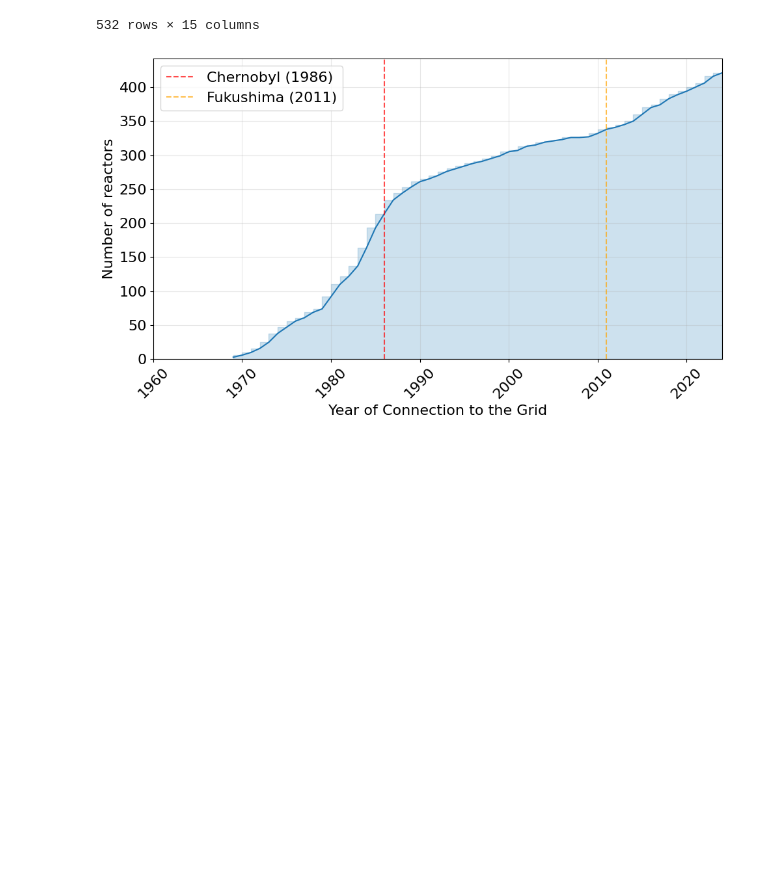
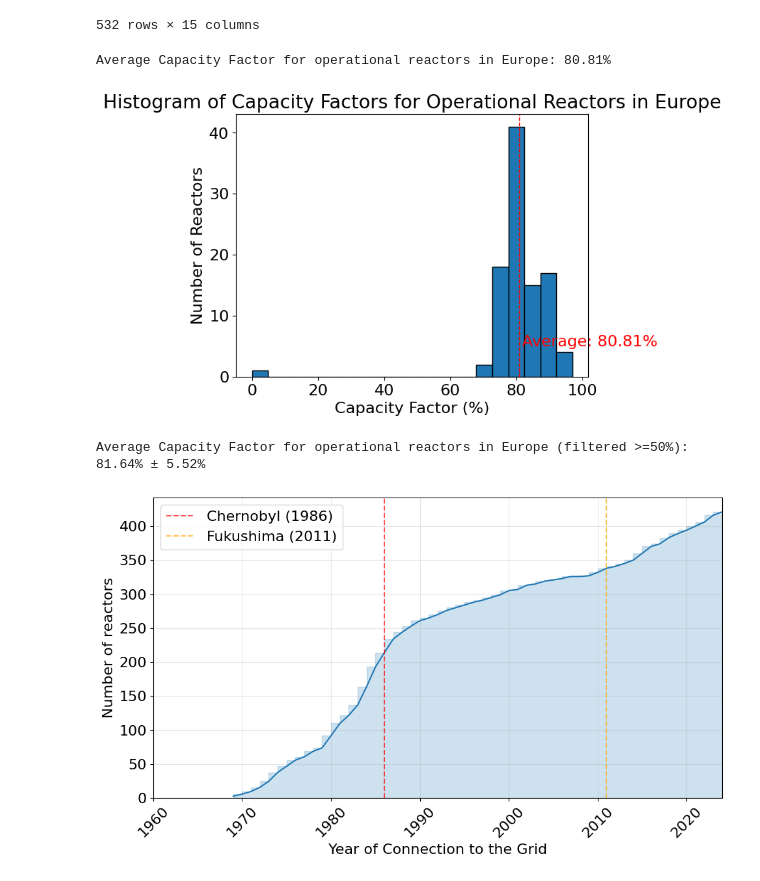
Before and after one commit to simo-pagliu/Master-Thesis, a Jupyter notebook: 01 - Attributes Definition/Reactors Data/Reactor Analysis.ipynb, the cells around one changed output. Drawn from its saved outputs; the diff is of its cells as text; code cells hidden in the pictures; blank space fills up the shorter version.

```diff
--- a/01 - Attributes Definition/Reactors Data/Reactor Analysis.ipynb
+++ b/01 - Attributes Definition/Reactors Data/Reactor Analysis.ipynb
@@ -252,6 +252,44 @@ display(df_Complete)
 | 530 | USA | US -529 | PALO VERDE-2 | PWR | CE80 2LP (DRYA | 3990 | 1414 | ... |
 | 531 | USA | US -530 | PALO VERDE-3 | PWR | CE80 2LP (DRYA | 3990 | 1414 | ... |
 532 rows × 15 columns
+# %%
+# European countries
+european_countries = [
+    "Austria", "Belgium", "Bulgaria", "Croatia", "Cyprus", "Czechia", "Denmark", "Estonia", "Finland", "France",
+    "Germany", "Greece", "Hungary", "Iceland", "Ireland", "Italy", "Latvia", "Lithuania", "Luxembourg", "Malta",
+    "Netherlands", "Norway", "Poland", "Portugal", "Romania", "Slovakia", "Slovenia", "Spain", "Sweden",
+    "Switzerland", "United Kingdom"
+]
+
+# Convert to uppercase to match df_Complete country names
+european_countries = [c.upper() for c in european_countries]
+df_Europe = df_Complete[df_Complete["Country"].isin(european_countries)].reset_index(drop=True)
+
+# Compute average Capacity Factor for operational reactors in Europe
+operational_reactors_Europe = df_Europe[df_Europe["Status"] == "Operational"]
+capacity_factors = operational_reactors_Europe["Capacity Factor"].replace(["", None, pd.NA], pd.NA).dropna().astype(float)
+average_capacity_factor = capacity_factors.mean()
+print(f"Average Capacity Factor for operational reactors in Europe: {average_capacity_factor:.2f}%")
+# plot histogram of capacity factors
+import matplotlib.pyplot as plt
+plt.hist(capacity_factors, bins=20, edgecolor='black')
+plt.title('Histogram of Capacity Factors for Operational Reactors in Europe')
+plt.xlabel('Capacity Factor (%)')
+plt.ylabel('Number of Reactors')
+plt.axvline(average_capacity_factor, color='red', linestyle='dashed', linewidth=1)
+plt.text(average_capacity_factor + 1, 5, f'Average: {average_capacity_factor:.2f}%', color='red')
+plt.show()
+# %% [output]
+Average Capacity Factor for operational reactors in Europe: 80.81%
+[figure, added]
+# %%
+# remove below 50% as outliers
+capacity_factors_filtered = capacity_factors[capacity_factors >= 50]
+average_capacity_factor_filtered = capacity_factors_filtered.mean()
+std_capacity_factor_filtered = capacity_factors_filtered.std()
+print(f"Average Capacity Factor for operational reactors in Europe (filtered >=50%): {average_capacity_factor_filtered:.2f}% ± {std_capacity_factor_filtered:.2f}%")
+# %% [output]
+Average Capacity Factor for operational reactors in Europe (filtered >=50%): 81.64% ± 5.52%
 # %%
 import numpy as np
 import matplotlib.pyplot as plt
```
Also changed, not shown: parts of 2 cells of this notebook, 2 other files.
